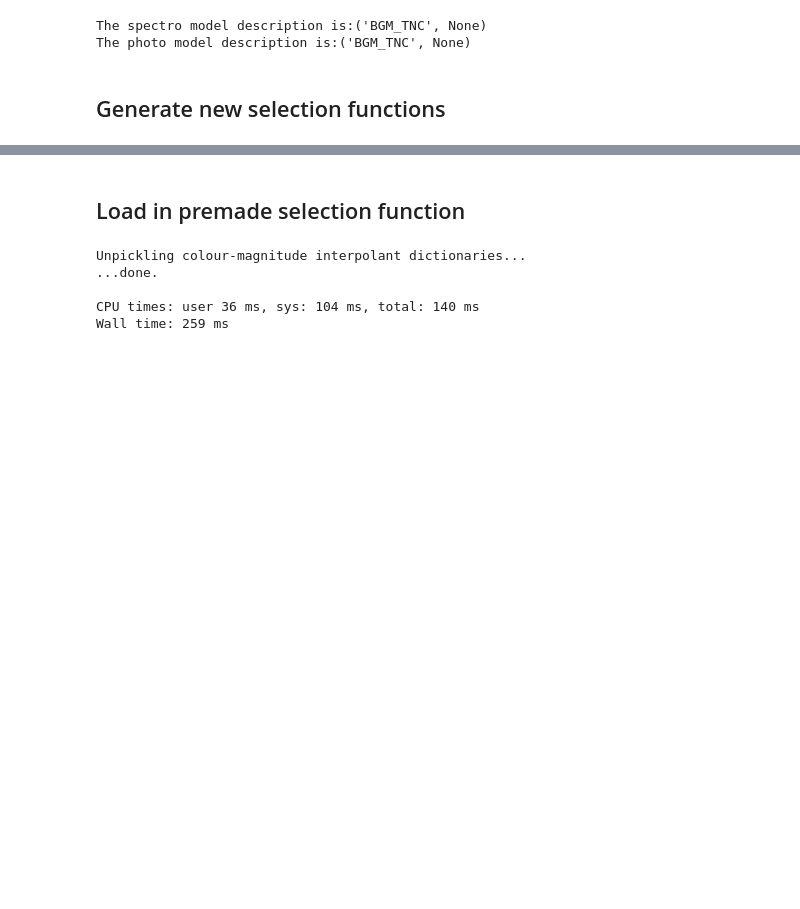
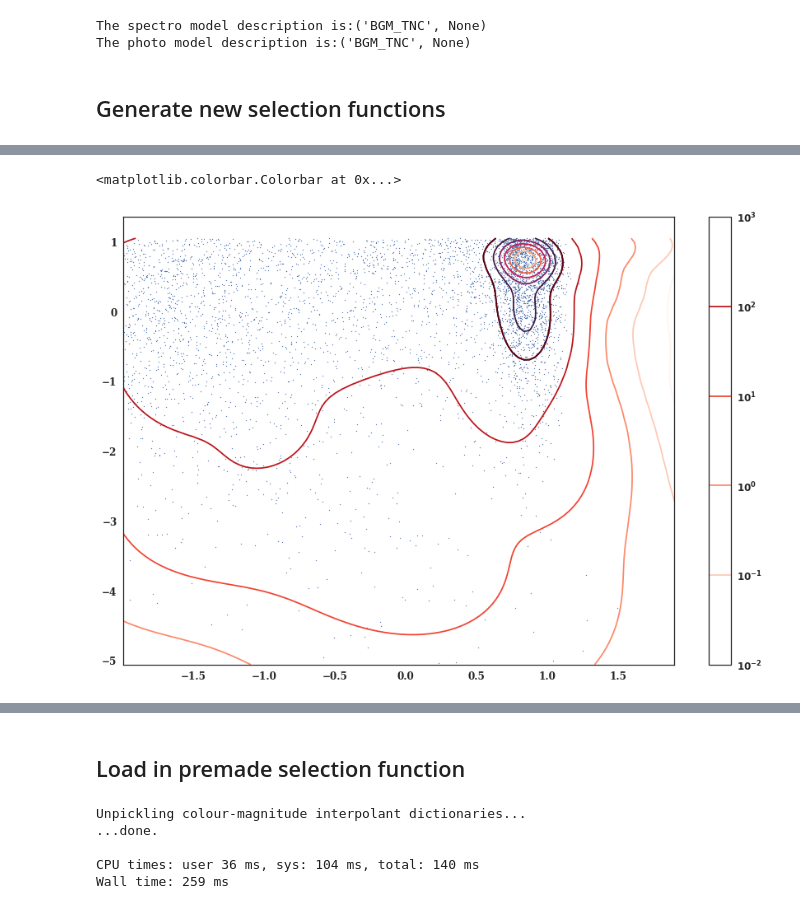
Before and after one commit to aeverall/seestar, a Jupyter notebook: examples/BGMTNC_test.ipynb, the cells around one changed output, grey strips where cells are left out. Cells and saved outputs as stored; diff of their text form; code cells hidden in the pictures; blank space fills up the shorter version.

```diff
--- a/examples/BGMTNC_test.ipynb
+++ b/examples/BGMTNC_test.ipynb
@@ -161,0 +243,20 @@ plt.colorbar()
+# %%
+plt.figure(figsize=(15,10))
+
+plt.scatter(instdf.y_s, instdf.x_s, s=1)
+#plt.scatter(instdf.x_s, instdf.y_s, s=0.1)
+
+#instdf.params_f = instdf.unscaleParams(instdf.params_f_scaled)
+
+x = np.linspace(instdf.rngy_s[0], instdf.rngy_s[1], 100)
+y = np.linspace(instdf.rngx_s[0], instdf.rngx_s[1], 100)
+xx, yy = np.meshgrid(x, y)
+
+all_pars = instdf.params_f_scaled
+zz = StatisticalModels.bivGaussMixture(all_pars, yy, xx)
+plt.contour(x, y, zz)
+plt.contour(x, y, zz, cmap='Reds', norm=LogNorm())
+plt.colorbar()
+# %% [output]
+<matplotlib.colorbar.Colorbar at 0x...>
+[figure, added]
```
Also changed, not shown: parts of 51 cells of this notebook, 2 other files.
